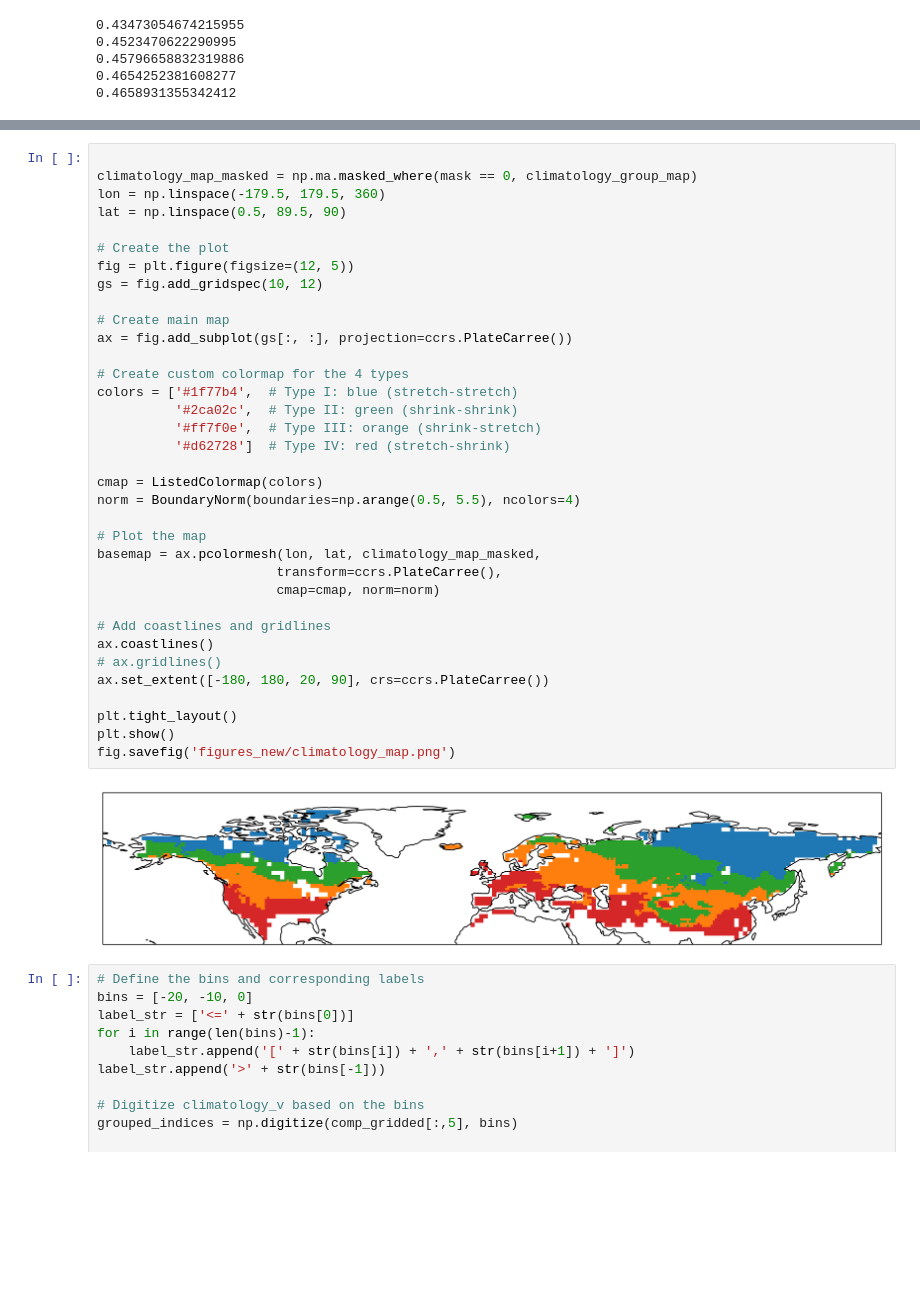
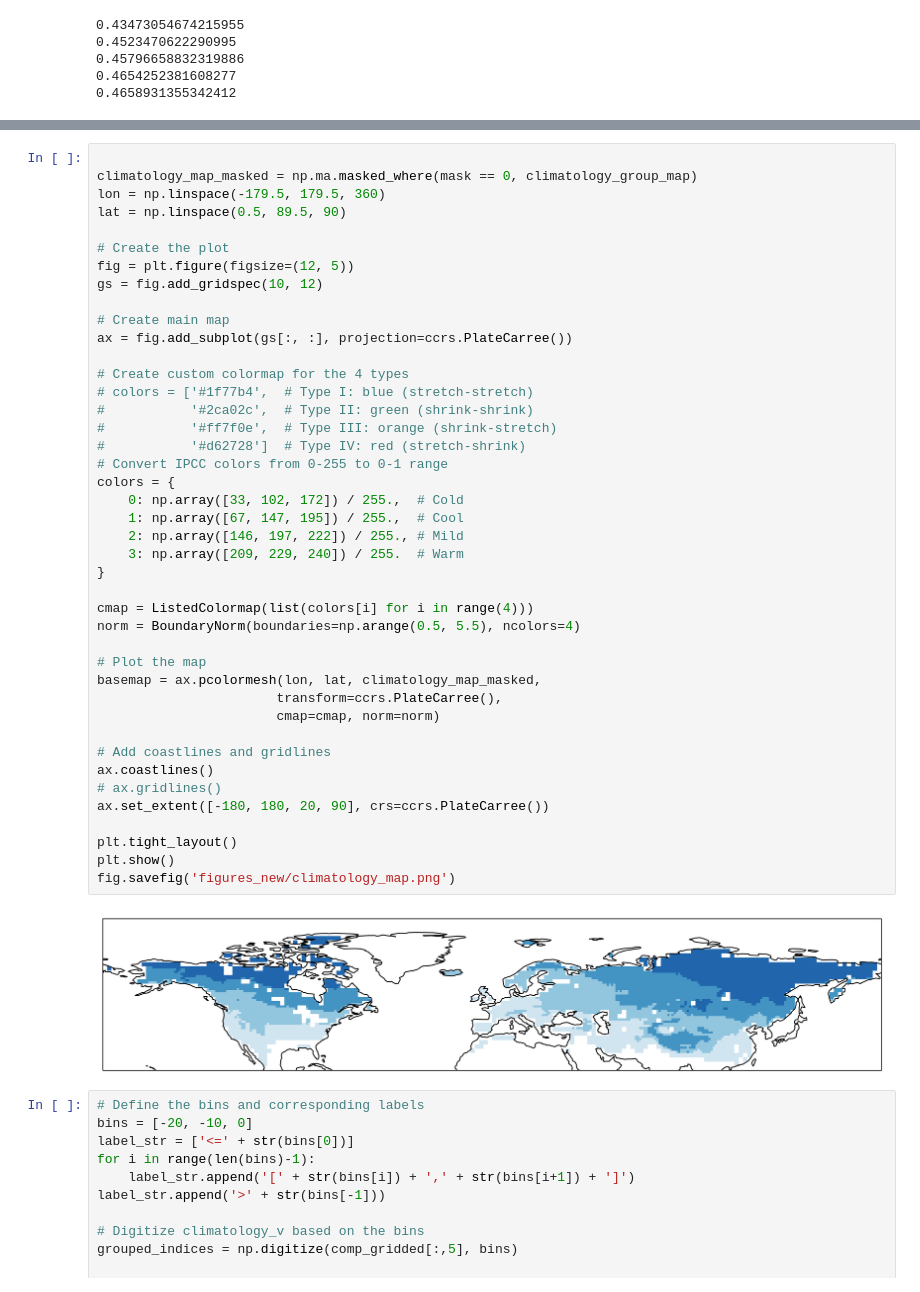
Before and after one commit to cruiseryy/mean_vs_median_temp, a Jupyter notebook: comparison_against_snow.ipynb, the cells around one changed output, grey strips where cells are left out. Cells and saved outputs as stored; diff of their text form; blank space fills up the shorter version.

```diff
--- a/comparison_against_snow.ipynb
+++ b/comparison_against_snow.ipynb
@@ -277,39 +291,46 @@ for i in range(5):
 
 climatology_map_masked = np.ma.masked_where(mask == 0, climatology_group_map)
 lon = np.linspace(-179.5, 179.5, 360)
 lat = np.linspace(0.5, 89.5, 90)
 
 # Create the plot
 fig = plt.figure(figsize=(12, 5))
 gs = fig.add_gridspec(10, 12)
 
 # Create main map
 ax = fig.add_subplot(gs[:, :], projection=ccrs.PlateCarree())
 
 # Create custom colormap for the 4 types
-colors = ['#1f77b4',  # Type I: blue (stretch-stretch)
-          '#2ca02c',  # Type II: green (shrink-shrink)
-          '#ff7f0e',  # Type III: orange (shrink-stretch)
-          '#d62728']  # Type IV: red (stretch-shrink)
+# colors = ['#1f77b4',  # Type I: blue (stretch-stretch)
+#           '#2ca02c',  # Type II: green (shrink-shrink)
+#           '#ff7f0e',  # Type III: orange (shrink-stretch)
+#           '#d62728']  # Type IV: red (stretch-shrink)
+# Convert IPCC colors from 0-255 to 0-1 range
+colors = {
+    0: np.array([33, 102, 172]) / 255.,  # Cold
+    1: np.array([67, 147, 195]) / 255.,  # Cool
+    2: np.array([146, 197, 222]) / 255., # Mild
+    3: np.array([209, 229, 240]) / 255.  # Warm
+}
 
-cmap = ListedColormap(colors)
+cmap = ListedColormap(list(colors[i] for i in range(4)))
 norm = BoundaryNorm(boundaries=np.arange(0.5, 5.5), ncolors=4)
 
 # Plot the map
 basemap = ax.pcolormesh(lon, lat, climatology_map_masked,
                        transform=ccrs.PlateCarree(),
                        cmap=cmap, norm=norm)
 
 # Add coastlines and gridlines
 ax.coastlines()
 # ax.gridlines()
 ax.set_extent([-180, 180, 20, 90], crs=ccrs.PlateCarree())
 
 plt.tight_layout()
 plt.show()
 fig.savefig('figures_new/climatology_map.png')
 # %% [output]
-[figure, old version]
+[figure, new version]
 # %%
 # Define the bins and corresponding labels
 bins = [-20, -10, 0]
```
Also changed, not shown: parts of 6 cells of this notebook, 5 other files.
